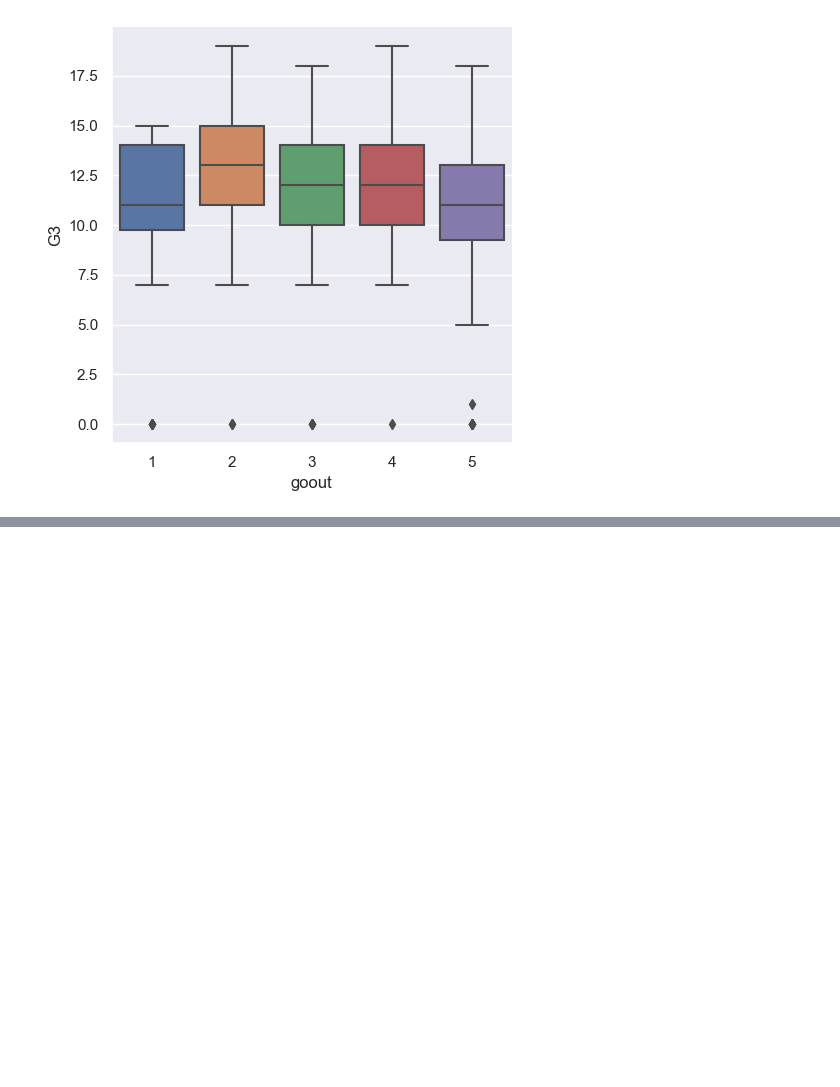
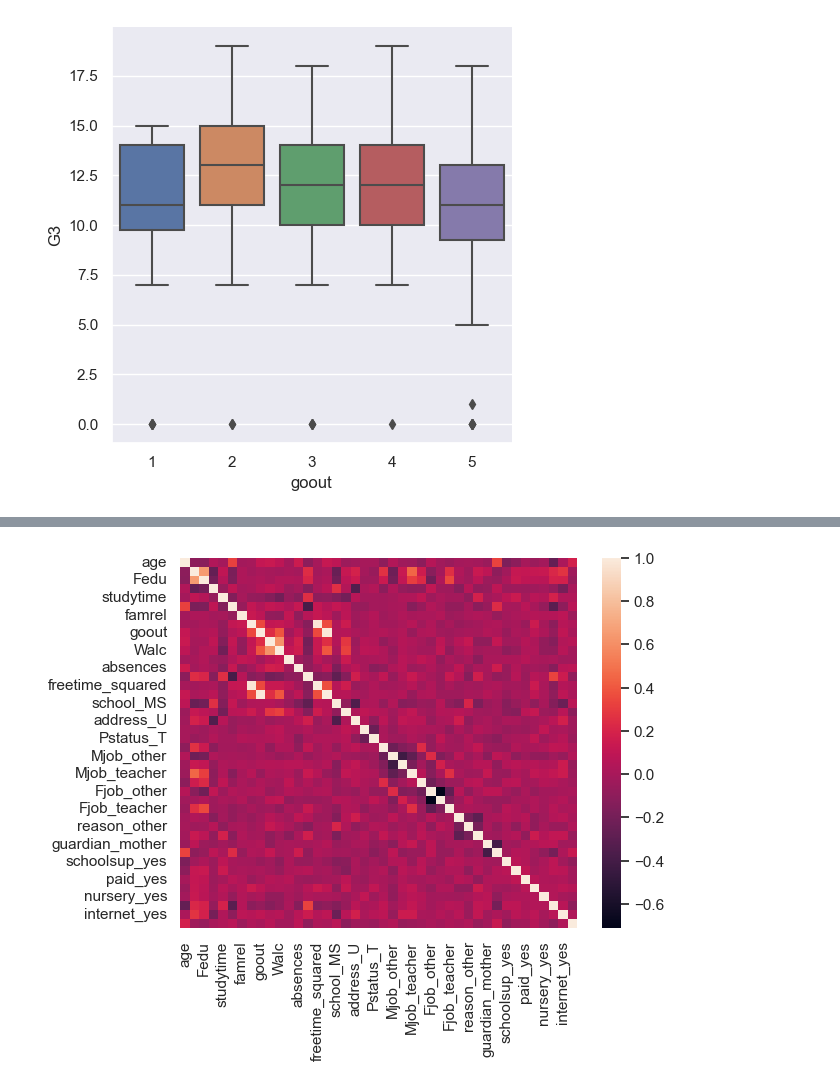
Before and after one commit to bwoakley/ML_projects, a Jupyter notebook: Project_Student_Performance/Proj_Student3.ipynb, the cells around one changed output, grey strips where cells are left out. Saved outputs shown, nothing was run; the diff lists cells and outputs as text; code cells hidden in the pictures; blank space fills up the shorter version.

Commit message:
Onehot encode categorical features. df_unbin and df_bin ready to model

```diff
--- a/Project_Student_Performance/Proj_Student3.ipynb
+++ b/Project_Student_Performance/Proj_Student3.ipynb
@@ -298,0 +405,21 @@ df_full.head()
+# %%
+df_unbin_onehot = pd.DataFrame(enc_unbin.transform(df_unbin_onehot).toarray())
+df_bin_onehot = pd.DataFrame(enc_bin.transform(df_bin_onehot).toarray())
+# %%
+col_unbin_onehot = enc_unbin.get_feature_names_out()
+
+df_unbin_onehot.columns = col_unbin_onehot
+
+display(df_unbin_onehot.head())
+
+print("Shape is", df_unbin_onehot.shape )
+
+
+
+col_bin_onehot = enc_bin.get_feature_names_out()
+
+df_bin_onehot.columns = col_bin_onehot
+
+display(df_bin_onehot.head())
+
+print("Shape is", df_bin_onehot.shape )
@@ -298,0 +443,8 @@ df_full.head()
+# %%
+# Now drop the categorical_cols and add in the onehot encoded:
+
+df_unbin = df_unbin.drop(categorical_cols_unbin, axis=1).copy()
+
+df_unbin = df_unbin.merge(df_unbin_onehot, how='left', left_index=True, right_index=True)
+
+df_unbin.head(10)
@@ -298,0 +525,4 @@ df_full.head()
+# %%
+corr_matrix_unbin = df_unbin.corr()
+
+corr_matrix_unbin
@@ -298,0 +568,5 @@ df_full.head()
+# %%
+sns.heatmap(corr_matrix_unbin)
+plt.show()
+# %% [output]
+[figure, added]
```
Also changed, not shown: parts of 18 cells of this notebook, 2 other files.
